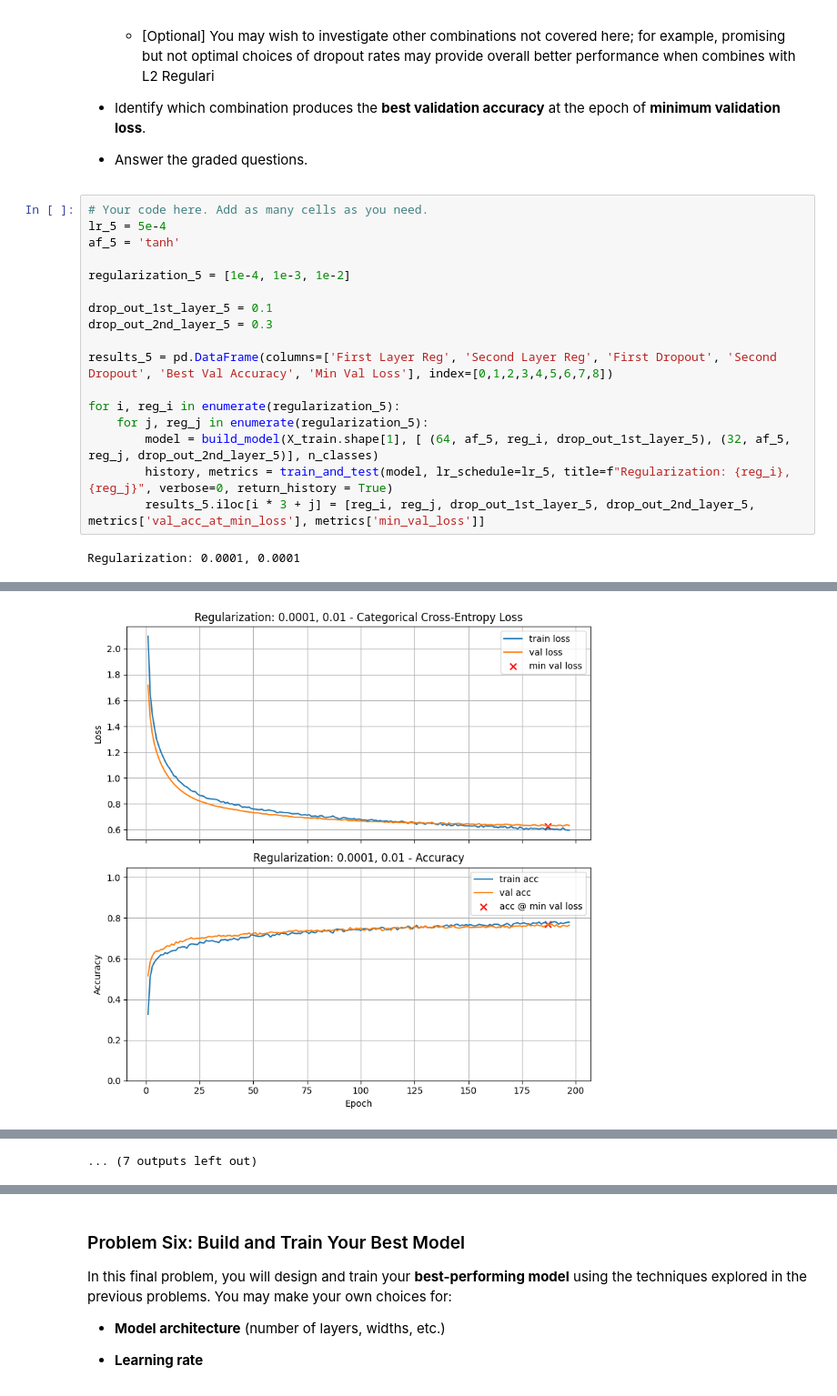
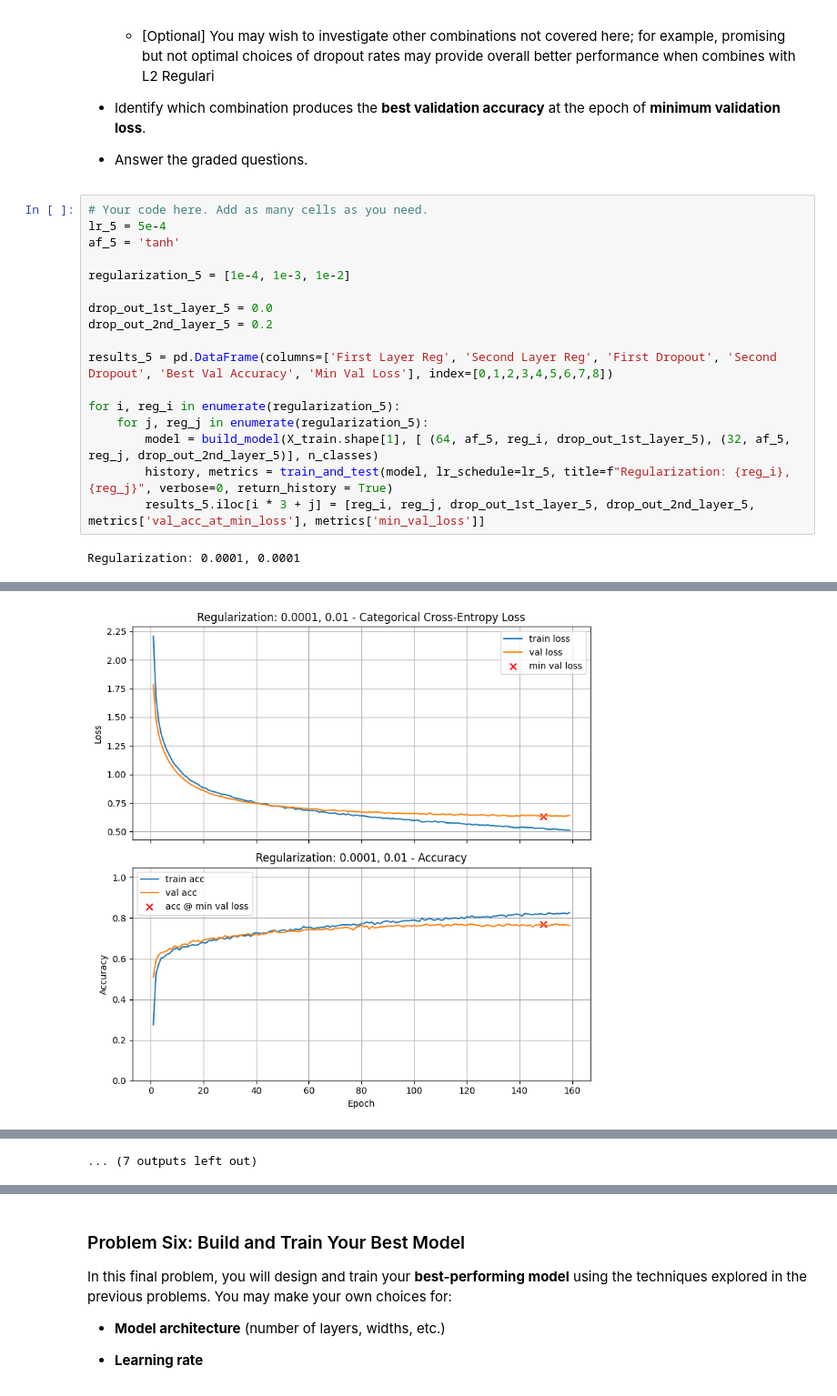
Before and after one commit to jtvon/Module-7-Assignments, a Jupyter notebook: Homework_03.ipynb, the cells around one changed output, grey strips where cells are left out. Shown at 91% size. Drawn from its saved outputs; the diff is of its cells as text.

```diff
--- a/Homework_03.ipynb
+++ b/Homework_03.ipynb
@@ -983,8 +983,8 @@ af_5 = 'tanh'
 
 regularization_5 = [1e-4, 1e-3, 1e-2]
 
-drop_out_1st_layer_5 = 0.1
-drop_out_2nd_layer_5 = 0.3
+drop_out_1st_layer_5 = 0.0
+drop_out_2nd_layer_5 = 0.2
 
 results_5 = pd.DataFrame(columns=['First Layer Reg', 'Second Layer Reg', 'First Dropout', 'Second Dropout', 'Best Val Accuracy', 'Min Val Loss'], index=[0,1,2,3,4,5,6,7,8])
 
@@ -1028,3 +1028,3 @@ Execution Time: 00:00:27
 
 Regularization: 0.0001, 0.01
-[figure, old version]
+[figure, new version]
```
Also changed, not shown: parts of 24 cells of this notebook.
